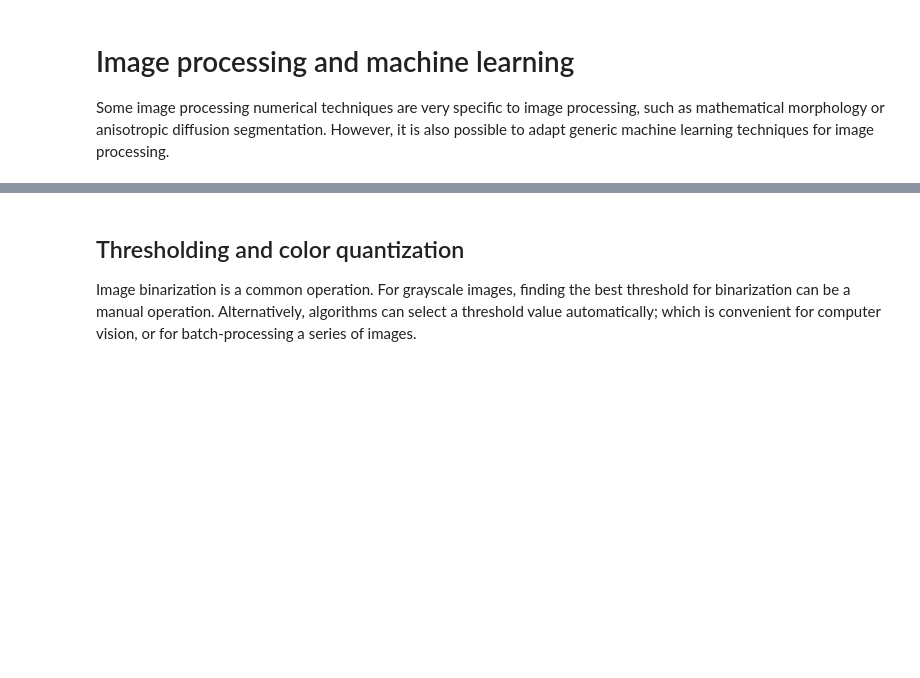
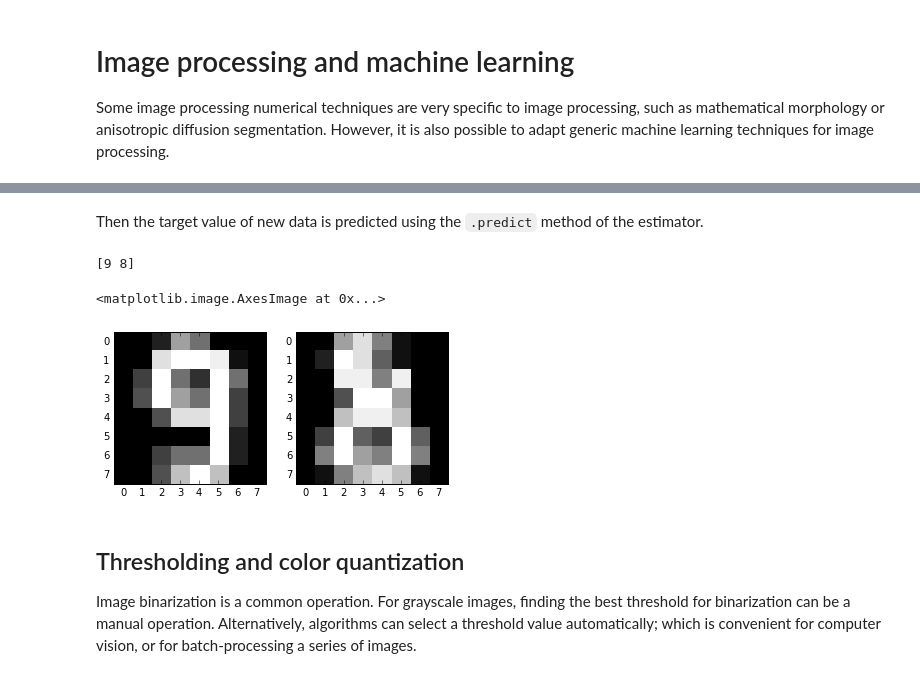
Before and after one commit to emmanuelle/skimage-tutorials, a Jupyter notebook: lectures/machine_learning.ipynb, the cells around one changed output, grey strips where cells are left out. Saved outputs shown, nothing was run; the diff lists cells and outputs as text; code cells hidden in the pictures; blank space fills up the shorter version.

```diff
--- a/lectures/machine_learning.ipynb
+++ b/lectures/machine_learning.ipynb
@@ -12,0 +62,3 @@ import matplotlib.pyplot as plt
+# %%
+from sklearn import svm
+clf = svm.SVC(gamma=0.001, C=100.)
@@ -13,3 +74,14 @@ import matplotlib.pyplot as plt
+# %% [markdown]
+Then the target value of new data is predicted using the ``.predict`` method of the estimator.
+# %%
+print(clf.predict(digits.data[-2:]))
+fig, axes = plt.subplots(1, 2)
+axes[0].imshow(digits.images[-2], cmap='gray')
+axes[1].imshow(digits.images[-1], cmap='gray')
+# %% [output]
+[9 8]
+<matplotlib.image.AxesImage at 0x...>
+[figure, added]
 # %% [markdown]
 ## Thresholding and color quantization
 
```
Also changed, not shown: parts of 15 cells of this notebook.
